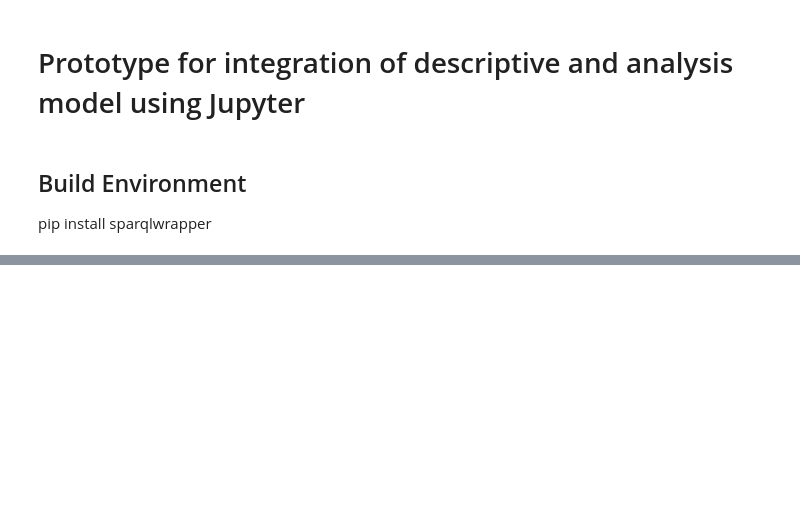
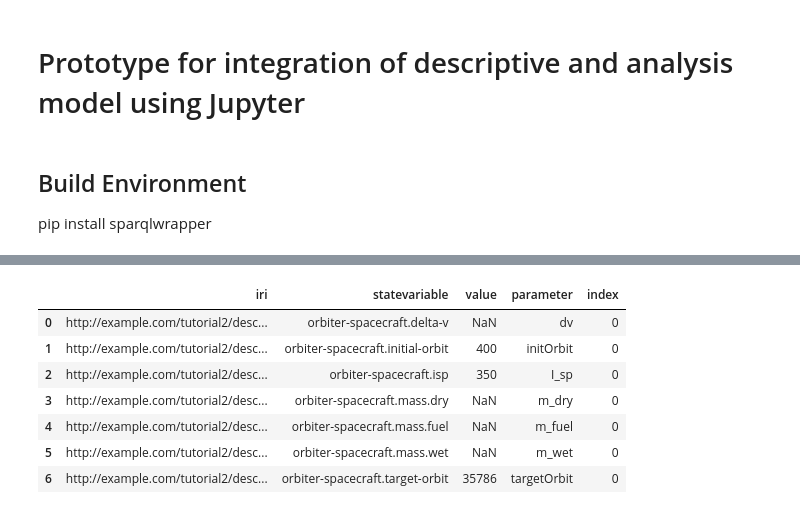
Before and after one commit to opencaesar/kepler16b-example, a Jupyter notebook: analysisShell.ipynb, the cells around one changed output, grey strips where cells are left out. Saved outputs shown, nothing was run; the diff lists cells and outputs as text; code cells hidden in the pictures; blank space fills up the shorter version.

```diff
--- a/analysisShell.ipynb
+++ b/analysisShell.ipynb
@@ -77,0 +207,5 @@ except Exception as e:
+# %%
+df_parameters_before = df_parameters
+df_parameters = df_parameters.pivot(index="index", columns="parameter", values=["value"])
+df_parameters = df_parameters.reset_index(drop=True)
+df_parameters = df_parameters["value"]
@@ -77,0 +556,11 @@ except Exception as e:
+# %%
+df_parameters_before
+# %% [output]
+|  | iri | statevariable | value | parameter | index |
+| 0 | http://example.com/tutorial2/desc... | orbiter-spacecraft.delta-v | NaN | dv | 0 |
+| 1 | http://example.com/tutorial2/desc... | orbiter-spacecraft.initial-orbit | 400 | initOrbit | 0 |
+| 2 | http://example.com/tutorial2/desc... | orbiter-spacecraft.isp | 350 | I_sp | 0 |
+| 3 | http://example.com/tutorial2/desc... | orbiter-spacecraft.mass.dry | NaN | m_dry | 0 |
+| 4 | http://example.com/tutorial2/desc... | orbiter-spacecraft.mass.fuel | NaN | m_fuel | 0 |
+| 5 | http://example.com/tutorial2/desc... | orbiter-spacecraft.mass.wet | NaN | m_wet | 0 |
+| 6 | http://example.com/tutorial2/desc... | orbiter-spacecraft.target-orbit | 35786 | targetOrbit | 0 |
```
Also changed, not shown: parts of 58 cells of this notebook, 2 other files.
